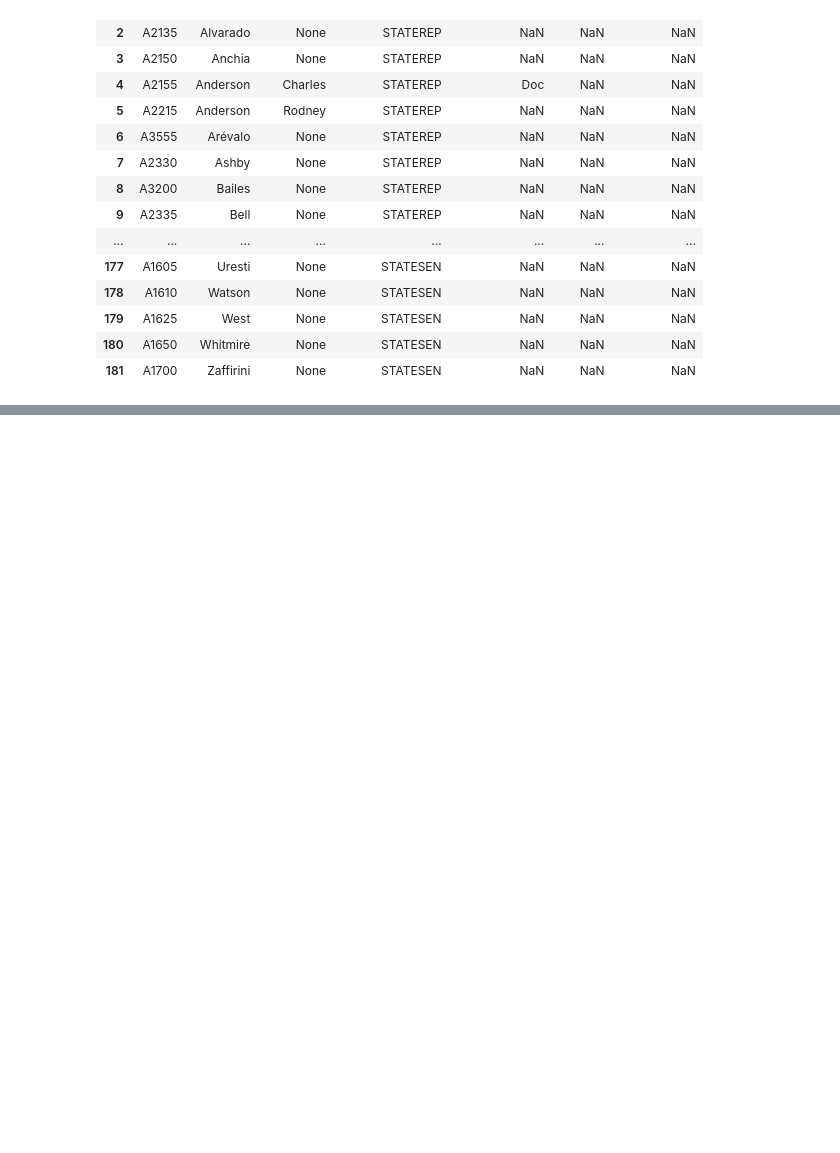
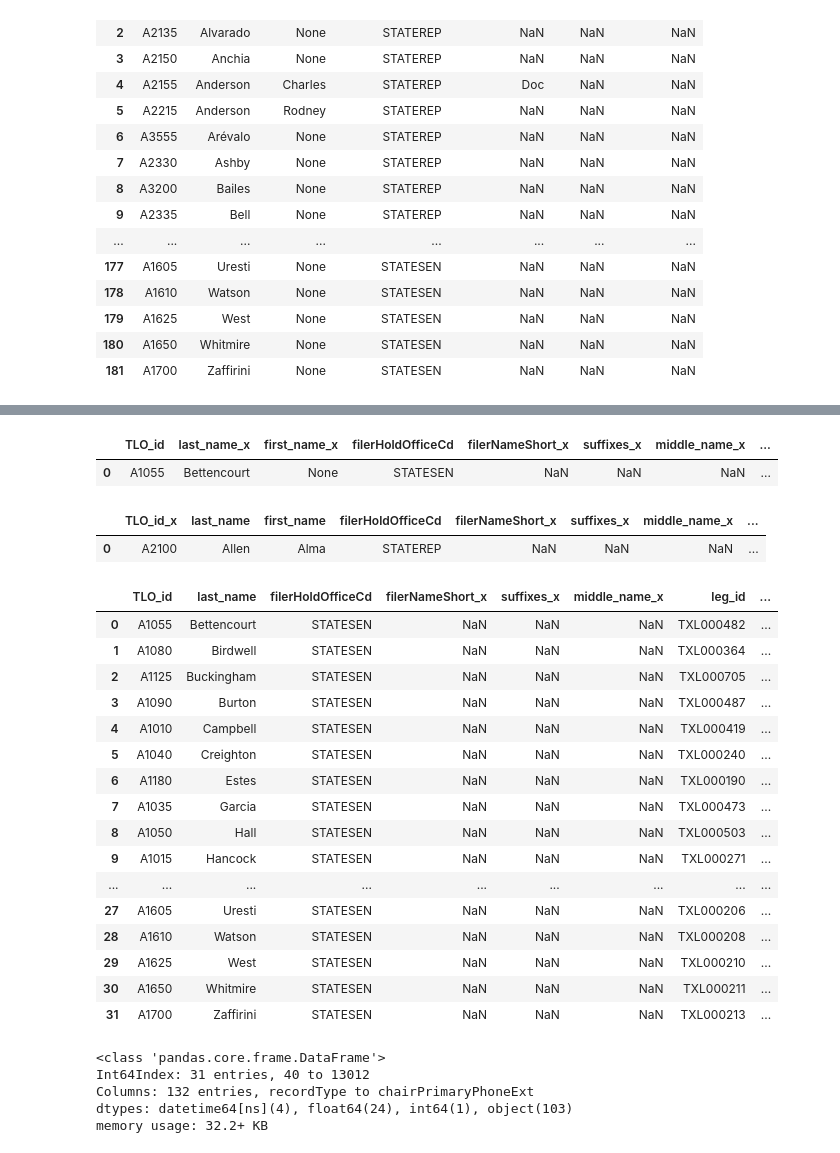
Before and after one commit to open-austin/influence-texas, a Jupyter notebook: notebooks/Legislator-Crosswalk.ipynb, the cells around one changed output, grey strips where cells are left out. Drawn from its saved outputs; the diff is of its cells as text; code cells hidden in the pictures; blank space fills up the shorter version.

```diff
--- a/notebooks/Legislator-Crosswalk.ipynb
+++ b/notebooks/Legislator-Crosswalk.ipynb
@@ -388,2 +287,0 @@ house
-# %%
-senate = tloOpen[tloOpen["ctaSeekOfficeCd"] == "STATESEN"]
@@ -433,0 +290,13 @@ answerShort.to_csv("../data/senateCrosswalk.csv")
+# %%
+senate[:1]
+# %% [output]
+|  | TLO_id | last_name_x | first_name_x | filerHoldOfficeCd | filerNameShort_x | suffixes_x | middle_name_x | ... |
+| 0 | A1055 | Bettencourt | None | STATESEN | NaN | NaN | NaN | ... |
+# %%
+senate = senate.rename(index=str, columns={"last_name_x": "last_name", "first_name_y": "first_name"})
+senate = senate.drop(['first_name_x', 'last_name_y'], axis=1)
+# %%
+house[:1]
+# %% [output]
+|  | TLO_id_x | last_name | first_name | filerHoldOfficeCd | filerNameShort_x | suffixes_x | middle_name_x | ... |
+| 0 | A2100 | Allen | Alma | STATEREP | NaN | NaN | NaN | ... |
@@ -433,0 +308,20 @@ answerShort.to_csv("../data/senateCrosswalk.csv")
+# %%
+senate
+# %% [output]
+|  | TLO_id | last_name | filerHoldOfficeCd | filerNameShort_x | suffixes_x | middle_name_x | leg_id | ... |
+| 0 | A1055 | Bettencourt | STATESEN | NaN | NaN | NaN | TXL000482 | ... |
+| 1 | A1080 | Birdwell | STATESEN | NaN | NaN | NaN | TXL000364 | ... |
+| 2 | A1125 | Buckingham | STATESEN | NaN | NaN | NaN | TXL000705 | ... |
+| 3 | A1090 | Burton | STATESEN | NaN | NaN | NaN | TXL000487 | ... |
+| 4 | A1010 | Campbell | STATESEN | NaN | NaN | NaN | TXL000419 | ... |
+| 5 | A1040 | Creighton | STATESEN | NaN | NaN | NaN | TXL000240 | ... |
+| 6 | A1180 | Estes | STATESEN | NaN | NaN | NaN | TXL000190 | ... |
+| 7 | A1035 | Garcia | STATESEN | NaN | NaN | NaN | TXL000473 | ... |
+| 8 | A1050 | Hall | STATESEN | NaN | NaN | NaN | TXL000503 | ... |
+| 9 | A1015 | Hancock | STATESEN | NaN | NaN | NaN | TXL000271 | ... |
+| ... | ... | ... | ... | ... | ... | ... | ... | ... |
+| 27 | A1605 | Uresti | STATESEN | NaN | NaN | NaN | TXL000206 | ... |
+| 28 | A1610 | Watson | STATESEN | NaN | NaN | NaN | TXL000208 | ... |
+| 29 | A1625 | West | STATESEN | NaN | NaN | NaN | TXL000210 | ... |
+| 30 | A1650 | Whitmire | STATESEN | NaN | NaN | NaN | TXL000211 | ... |
+| 31 | A1700 | Zaffirini | STATESEN | NaN | NaN | NaN | TXL000213 | ... |
@@ -433,0 +344,8 @@ answerShort.to_csv("../data/senateCrosswalk.csv")
+# %%
+txSenate.info()
+# %% [output]
+<class 'pandas.core.frame.DataFrame'>
+Int64Index: 31 entries, 40 to 13012
+Columns: 132 entries, recordType to chairPrimaryPhoneExt
+dtypes: datetime64[ns](4), float64(24), int64(1), object(103)
+memory usage: 32.2+ KB
```
Also changed, not shown: parts of 48 cells of this notebook, 2 other files.
